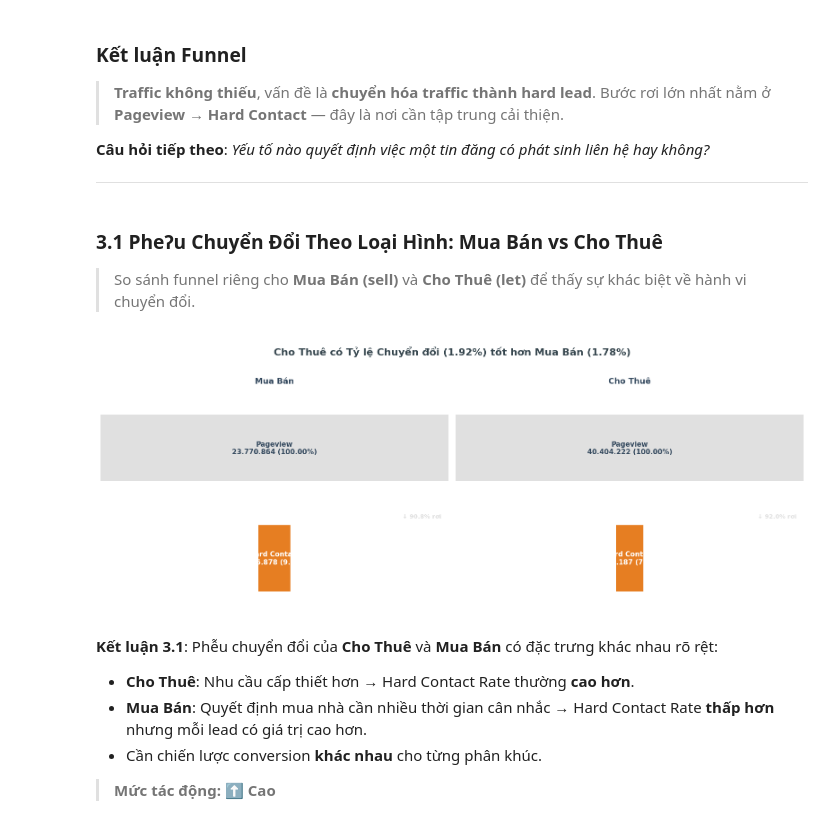
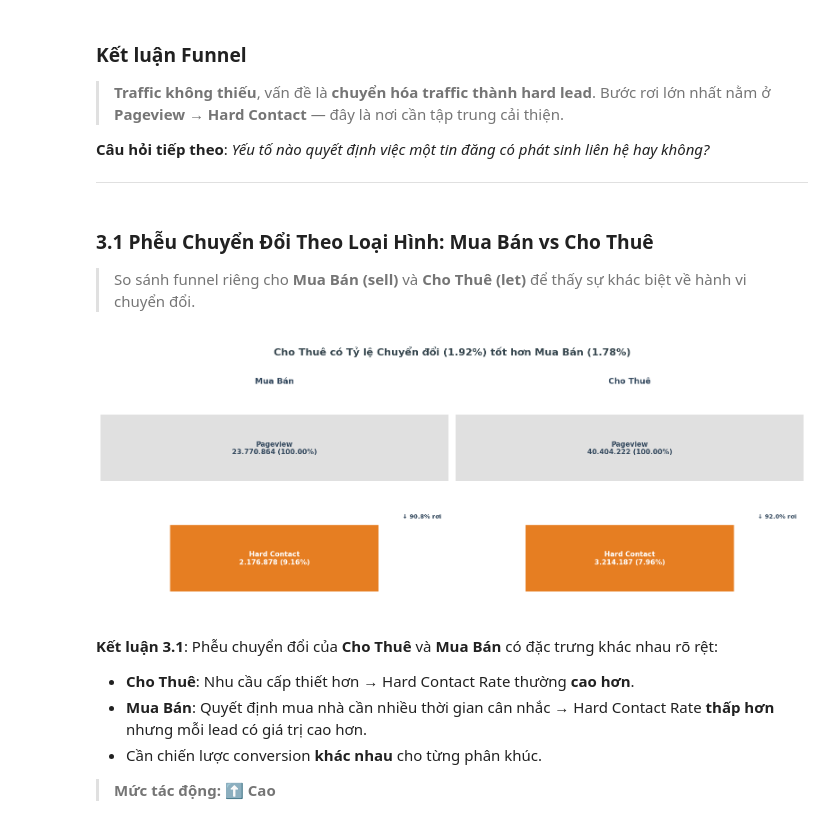
Before and after one commit to Dotuandat615/Datathon2026-Deep67-Finals, a Jupyter notebook: contact_factor_analysis.ipynb, the cells around one changed output. Cells and saved outputs as stored; diff of their text form; code cells hidden in the pictures.

```diff
--- a/contact_factor_analysis.ipynb
+++ b/contact_factor_analysis.ipynb
@@ -59,7 +59,7 @@ plt.rcParams.update({
     'text.color': '#37474F',
     'xtick.color': '#78909C',
     'ytick.color': '#78909C',
-    'axes.grid': True,
+    'axes.grid': False,
     'grid.color': '#ECEFF1',
     'grid.alpha': 0.8,
     'grid.linestyle': '-',
@@ -209,8 +257,8 @@ colors_f = [C_MUTED, C_ACCENT, C_PRIMARY, '#B0BEC5']
 for i, r in funnel.iterrows():
     w = r['count']/funnel['count'].iloc[0]
     ax.barh(len(funnel)-1-i, w, height=0.55, left=(1-w)/2, color=colors_f[i], edgecolor='none')
-    ax.text(0.5, len(funnel)-1-i, f"{r['stage']}\n{fmt_n(r['count'])} ({r['pct_of_pv']:.1f}%)",
-            ha='center', va='center', fontsize=11, fontweight='bold', color='white')
+    ax.text(0.05, len(funnel)-1-i, f"{r['stage']}\n{fmt_n(r['count'])} ({r['pct_of_pv']:.1f}%)",
+            ha='left', va='center', fontsize=11, fontweight='bold', color=C_DARK)
 ax.set_xlim(0,1); ax.axis('off')
 ax.set_title('Phễu tổng quan', fontweight='bold', loc='left', color=C_DARK)
 
@@ -229,5 +277,5 @@ ax2.xaxis.set_visible(False)
 ax2.grid(False)
 
 fig.tight_layout()
-save_fig('01_funnel_overview', fig)
+# save_fig('01_funnel_overview', fig)
 # %% [output]
@@ -241,7 +289,7 @@ save_fig('01_funnel_overview', fig)
 
 ---
 # %% [markdown]
-### 3.1 PheɁu Chuyển Đổi Theo Loại Hình: Mua Bán vs Cho Thuê
+### 3.1 Phễu Chuyển Đổi Theo Loại Hình: Mua Bán vs Cho Thuê
 
 > So sánh funnel riêng cho **Mua Bán (sell)** và **Cho Thuê (let)** để thấy sự khác biệt về hành vi chuyển đổi.
 # %%
@@ -267,37 +315,68 @@ def build_funnel_by_type(df, label):
 
 sell_f = build_funnel_by_type(item_all[item_all['ad_type']=='sell'], 'Mua Bán')
 let_f  = build_funnel_by_type(item_all[item_all['ad_type']=='let'],  'Cho Thuê')
 
+# def draw_funnel_ax(ax, funnel_df, title):
+#     n = len(funnel_df)
+#     max_w = 1.0
+#     for idx, (_, r) in enumerate(funnel_df.iterrows()):
+#         w = r['count'] / funnel_df['count'].iloc[0]
+#         y = n - 1 - idx
+#         # Highlight Hard Contact in Orange, Pageview in Grey, Soft Contact in Light Grey
+#         color = C_ACCENT if r['stage'] == 'Hard Contact' else (C_MUTED if r['stage'] == 'Pageview' else '#ECEFF1')
+#         tcolor = 'white' if r['stage'] in ['Hard Contact'] else C_DARK
+#         ax.barh(y, w, height=0.6, left=(max_w - w)/2, color=color, edgecolor='none')
+#         ax.text(0.5, y, f"{r['stage']}\n{fmt_n(r['count'])} ({r['pct_of_pv']:.2f}%)",
+#                 ha='center', va='center', fontsize=11, fontweight='bold', color=tcolor)
+#         if r['drop_pct'] > 0:
+#             ax.text(max_w * 0.98, y + 0.38, f"↓ {r['drop_pct']:.1f}% rơi",
+#                     ha='right', va='center', fontsize=9.5, color=C_DARK, fontweight='bold')
+#     ax.set_xlim(0, max_w)
+#     ax.set_ylim(-0.5, n - 0.5)
+#     ax.axis('off')
+#     ax.set_title(title, fontweight='bold', fontsize=13, loc='center', color=C_DARK)
+
 def draw_funnel_ax(ax, funnel_df, title):
     n = len(funnel_df)
     max_w = 1.0
+
+    stage_widths = {
+        'Pageview': 1.0,
+        'Hard Contact': 0.6,
+        'Soft Contact': 0.3
+    }
+
     for idx, (_, r) in enumerate(funnel_df.iterrows()):
-        w = r['count'] / funnel_df['count'].iloc[0]
+        w = stage_widths.get(r['stage'], 0.4)
         y = n - 1 - idx
-        # Highlight Hard Contact in Orange, Pageview in Grey, Soft Contact in Light Grey
+
         color = C_ACCENT if r['stage'] == 'Hard Contact' else (C_MUTED if r['stage'] == 'Pageview' else '#ECEFF1')
         tcolor = 'white' if r['stage'] in ['Hard Contact'] else C_DARK
+
         ax.barh(y, w, height=0.6, left=(max_w - w)/2, color=color, edgecolor='none')
+
         ax.text(0.5, y, f"{r['stage']}\n{fmt_n(r['count'])} ({r['pct_of_pv']:.2f}%)",
                 ha='center', va='center', fontsize=11, fontweight='bold', color=tcolor)
+
         if r['drop_pct'] > 0:
             ax.text(max_w * 0.98, y + 0.38, f"↓ {r['drop_pct']:.1f}% rơi",
-                    ha='right', va='center', fontsize=9.5, color=C_MUTED, fontweight='bold')
+                    ha='right', va='center', fontsize=9.5, color=C_DARK, fontweight='bold')
+
     ax.set_xlim(0, max_w)
     ax.set_ylim(-0.5, n - 0.5)
     ax.axis('off')
     ax.set_title(title, fontweight='bold', fontsize=13, loc='center', color=C_DARK)
 
 fig, axes = plt.subplots(1, 2, figsize=(16, 6))
 fig.suptitle('Cho Thuê có Tỷ lệ Chuyển đổi (1.92%) tốt hơn Mua Bán (1.78%)', fontweight='bold', fontsize=16, y=1.02)
 
 draw_funnel_ax(axes[0], sell_f, 'Mua Bán')
 draw_funnel_ax(axes[1], let_f,  'Cho Thuê')
 
 fig.tight_layout()
 save_fig('01b_funnel_split_sell_let', fig)
 # %% [output]
-[figure, old version]
+[figure, new version]
 # %% [markdown]
 **Kết luận 3.1**: Phễu chuyển đổi của **Cho Thuê** và **Mua Bán** có đặc trưng khác nhau rõ rệt:
 - **Cho Thuê**: Nhu cầu cấp thiết hơn → Hard Contact Rate thường **cao hơn**.
```
Also changed, not shown: parts of 19 cells of this notebook.
